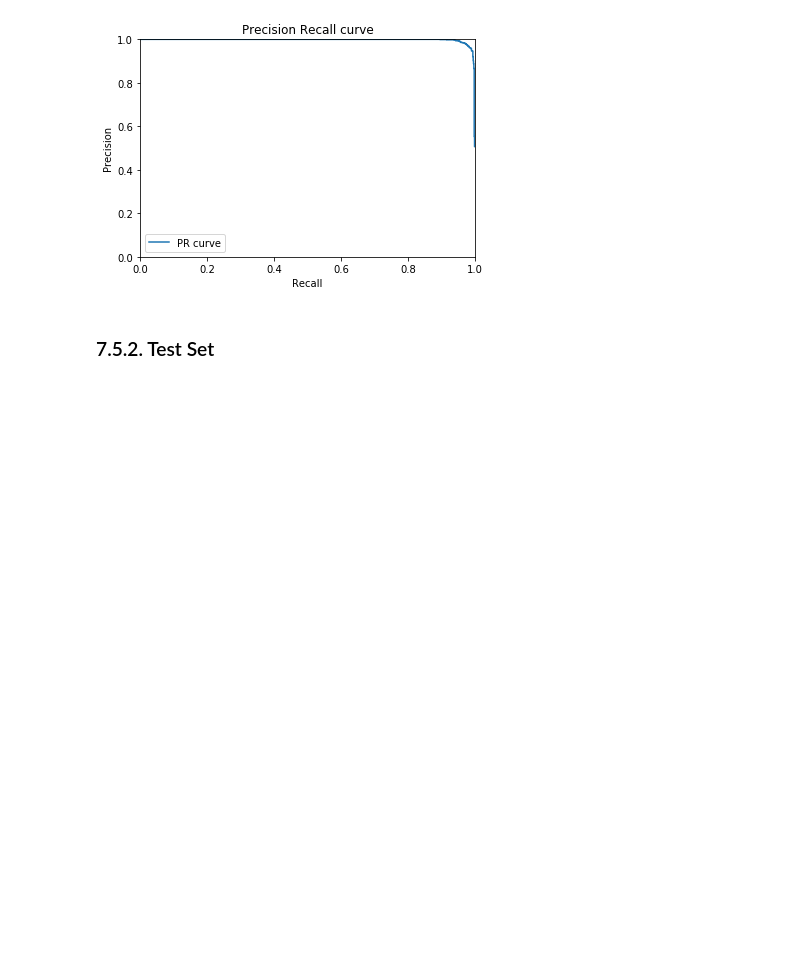
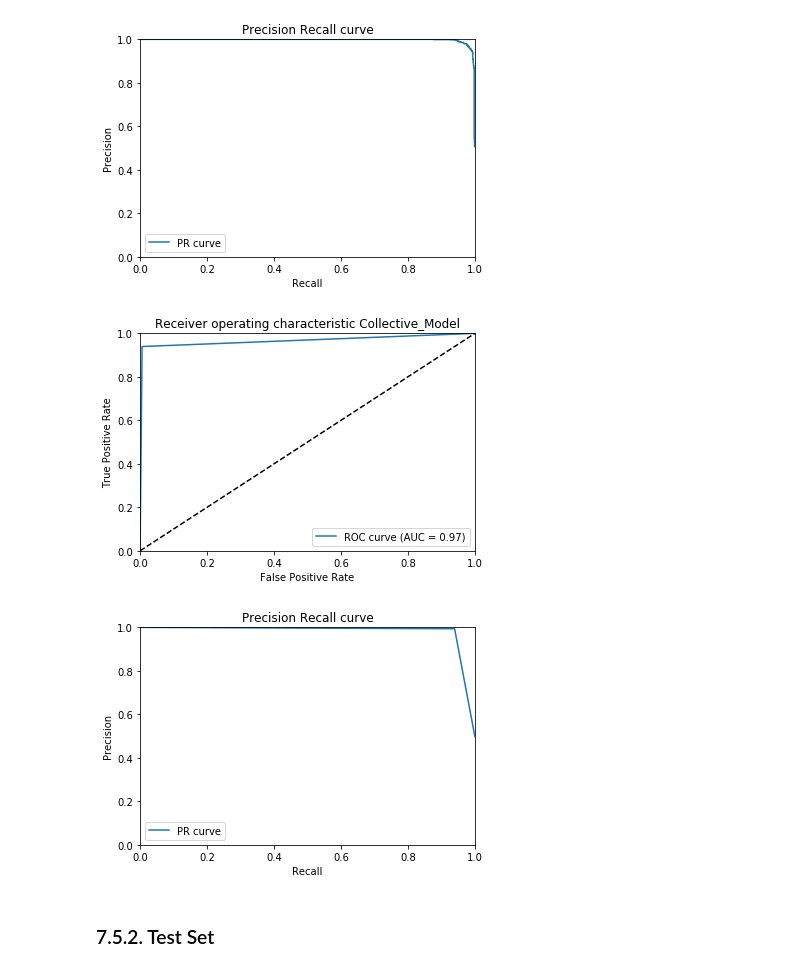
Before and after one commit to NatalyKoren/Data-Science-WorkShop, a Jupyter notebook: BotDetection.ipynb, the cells around one changed output. Saved outputs shown, nothing was run; the diff lists cells and outputs as text; code cells hidden in the pictures; blank space fills up the shorter version.

```diff
--- a/BotDetection.ipynb
+++ b/BotDetection.ipynb
@@ -2018,6 +2019,13 @@ Evaluation_Results_Lib.Plot_Metrics(y_validation,
 # %% [output]
 [figure]
 [figure]
+# %%
+Evaluation_Results_Lib.Plot_Metrics(y_validation,
+                                    results['Collective_Model'],
+                                    'Collective_Model')
+# %% [output]
+[figure, added]
+[figure, added]
 # %% [markdown]
 ### 7.5.2. Test Set
 # %%
```
Also changed, not shown: parts of 68 cells of this notebook.
